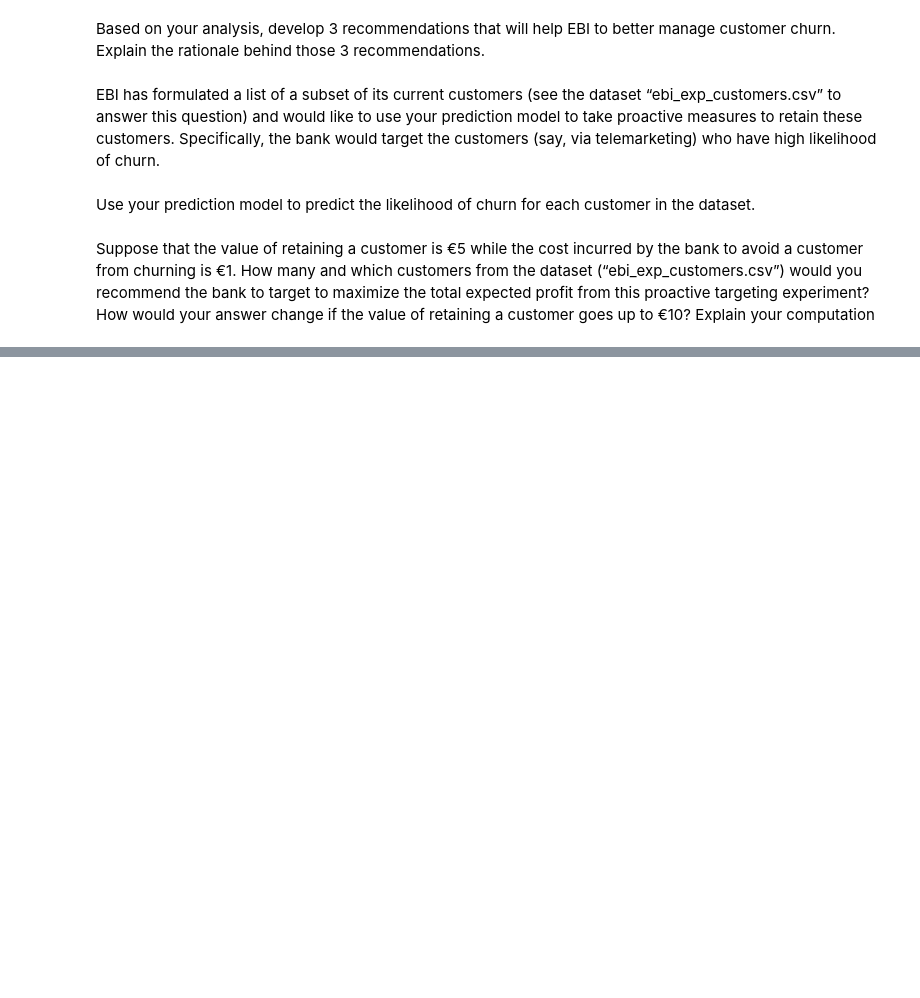
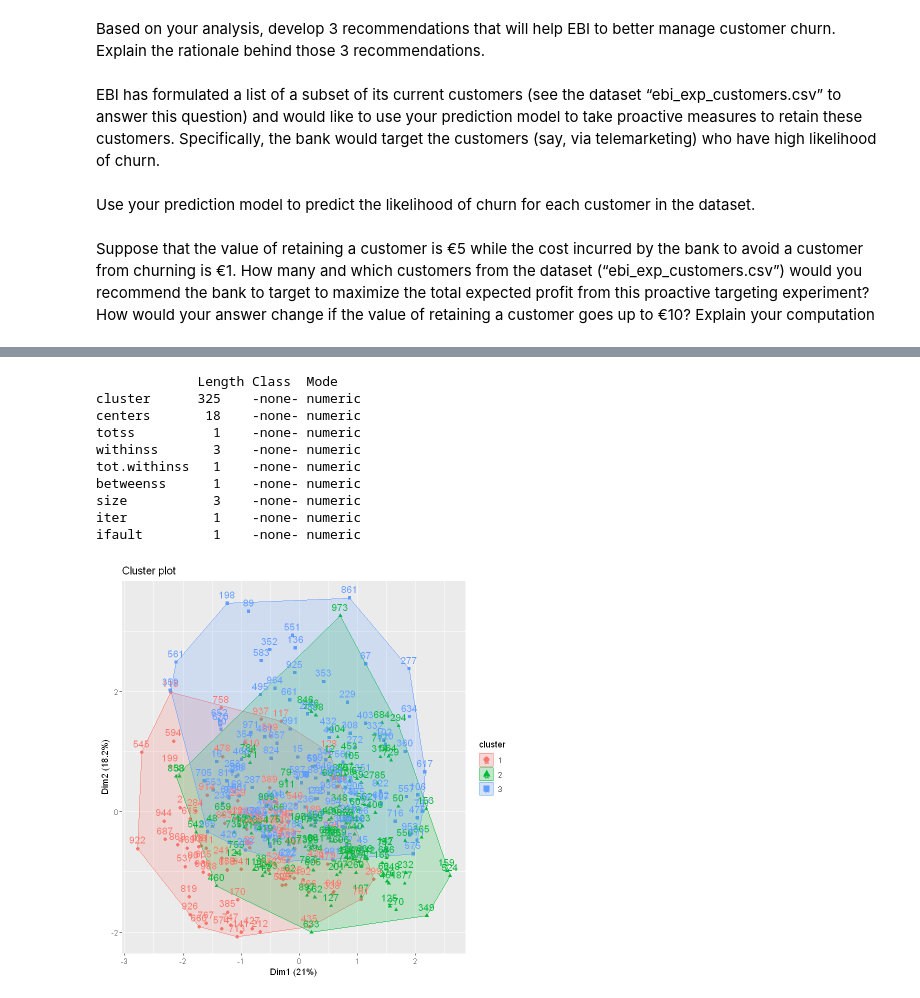
Before and after one commit to PascalEissler/rsm_data_analytics, a Jupyter notebook: Group 7 Project 2.ipynb, the cells around one changed output, grey strips where cells are left out. Drawn from its saved outputs; the diff is of its cells as text; code cells hidden in the pictures; blank space fills up the shorter version.

```diff
--- a/Group 7 Project 2.ipynb
+++ b/Group 7 Project 2.ipynb
@@ -1249,0 +1300,21 @@ plot_var_by_scenario(df_vis,vars)
+# %%
+# Perform cluster analysis on scenario 1
+cluster_5_scenario <- kmeans(df_5_scenario[, cluster_vars], centers = 3, nstart = 25)
+
+# Print cluster results for scenario 1
+print(summary(cluster_5_scenario))
+
+# Plot cluster results for scenario 1
+fviz_cluster(cluster_5_scenario, data = df_5_scenario[, cluster_vars])
+# %% [output]
+             Length Class  Mode
+cluster      325    -none- numeric
+centers       18    -none- numeric
+totss          1    -none- numeric
+withinss       3    -none- numeric
+tot.withinss   1    -none- numeric
+betweenss      1    -none- numeric
+size           3    -none- numeric
+iter           1    -none- numeric
+ifault         1    -none- numeric
+[figure, added]
```
Also changed, not shown: parts of 71 cells of this notebook.
